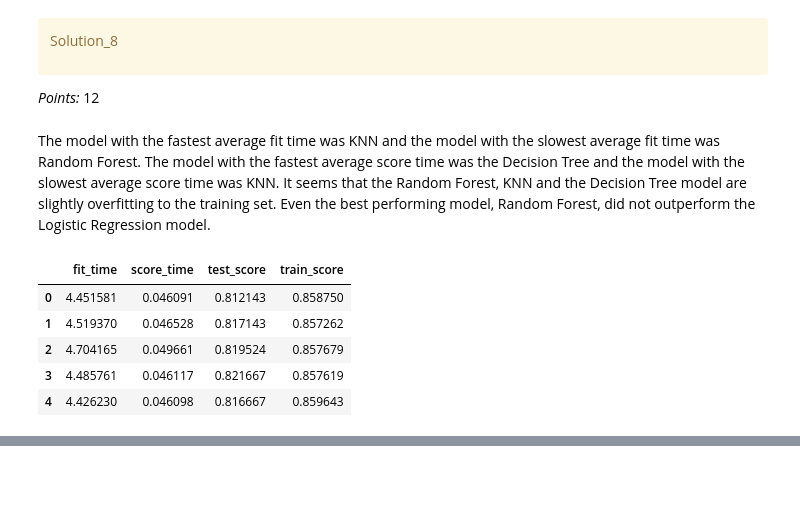
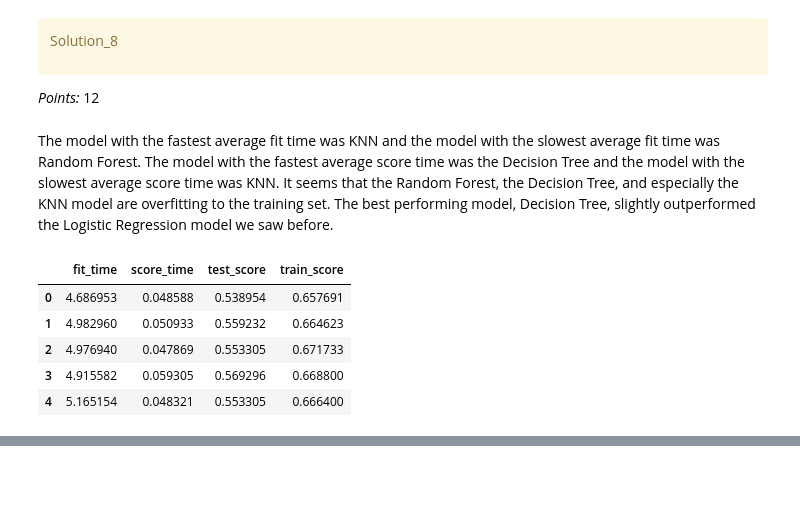
Before and after one commit to chloezandberg/cpsc330hw5, a Jupyter notebook: hw5.ipynb, the cells around one changed output, grey strips where cells are left out. Saved outputs shown, nothing was run; the diff lists cells and outputs as text; code cells hidden in the pictures.

```diff
--- a/hw5.ipynb
+++ b/hw5.ipynb
@@ -646,7 +647,7 @@ I have decided to use a logistic regression model for the binary classification
 Below I use code adapted from Lecture 8.
 # %%
 pipe_log = make_pipeline(ct,
-                         LogisticRegression(max_iter=200))
+                         LogisticRegression(max_iter=200, random_state=random_state, class_weight='balanced'))
 
 param_grid = {
     'logisticregression__C': 10.0 ** np.arange(-4, 6, 1)
@@ -655,7 +656,8 @@ param_grid = {
 grid_search = GridSearchCV(pipe_log,
                   param_grid = param_grid,
                   n_jobs=-1,
-                  return_train_score=True
+                  return_train_score=True,
+                  scoring = 'recall'
                  )
 
 grid_search.fit(X_train, y_train)
@@ -748,22 +750,22 @@ Solution_8
 
 _Points:_ 12
 # %% [markdown]
-The model with the fastest average fit time was KNN and the model with the slowest average fit time was Random Forest. The model with the fastest average score time was the Decision Tree and the model with the slowest average score time was KNN. It seems that the Random Forest, KNN and the Decision Tree model are slightly overfitting to the training set. Even the best performing model, Random Forest, did not outperform the Logistic Regression model.
+The model with the fastest average fit time was KNN and the model with the slowest average fit time was Random Forest. The model with the fastest average score time was the Decision Tree and the model with the slowest average score time was KNN. It seems that the Random Forest, the Decision Tree, and especially the KNN model are overfitting to the training set. The best performing model, Decision Tree, slightly outperformed the Logistic Regression model we saw before.
 # %%
 random_state = 123
 # %%
 pipe_rf = make_pipeline(ct,
-                        RandomForestClassifier(max_depth=10, random_state = random_state))
+                        RandomForestClassifier(max_depth=10, random_state = random_state, class_weight='balanced'))
 
-results_rf = cross_validate(pipe_rf, X_train, y_train, return_train_score = True)
+results_rf = cross_validate(pipe_rf, X_train, y_train, return_train_score = True, scoring = 'recall')
 pd.DataFrame(results_rf)
 # %% [output]
 |  | fit_time | score_time | test_score | train_score |
-| 0 | 4.451581 | 0.046091 | 0.812143 | 0.858750 |
-| 1 | 4.519370 | 0.046528 | 0.817143 | 0.857262 |
-| 2 | 4.704165 | 0.049661 | 0.819524 | 0.857679 |
-| 3 | 4.485761 | 0.046117 | 0.821667 | 0.857619 |
-| 4 | 4.426230 | 0.046098 | 0.816667 | 0.859643 |
+| 0 | 4.686953 | 0.048588 | 0.538954 | 0.657691 |
+| 1 | 4.982960 | 0.050933 | 0.559232 | 0.664623 |
+| 2 | 4.976940 | 0.047869 | 0.553305 | 0.671733 |
+| 3 | 4.915582 | 0.059305 | 0.569296 | 0.668800 |
+| 4 | 5.165154 | 0.048321 | 0.553305 | 0.666400 |
 # %%
 print(f'Average RF fit time: {sum(results_rf['fit_time'])/len(results_rf['fit_time'])}\n Average RF score time: {sum(results_rf['score_time'])/len(results_rf['score_time'])}')
 # %% [output]
```
Also changed, not shown: parts of 66 cells of this notebook.
